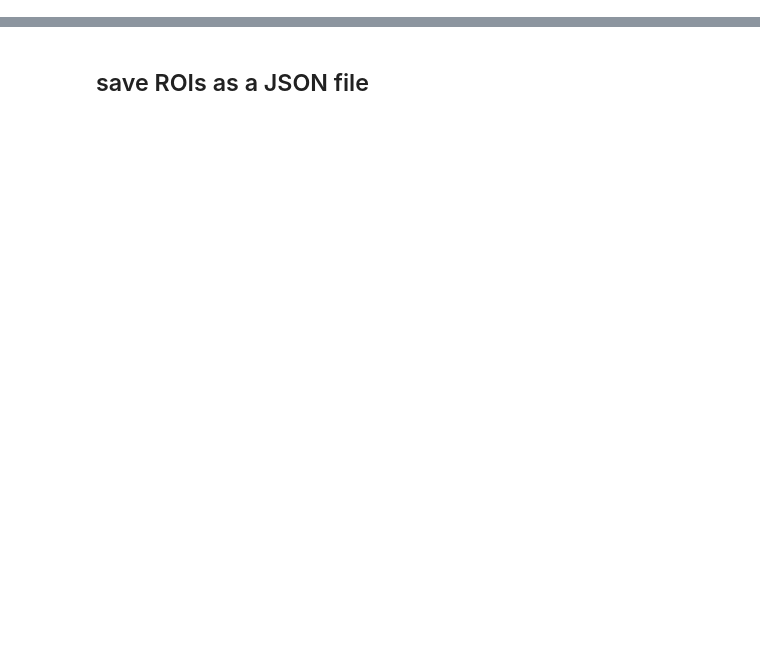
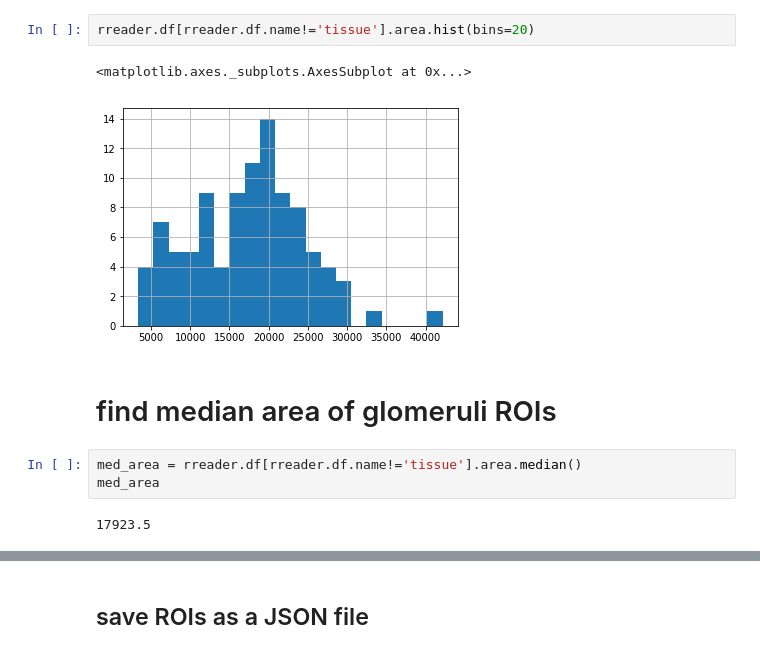
Before and after one commit to DSLituiev/slideslicer, a Jupyter notebook: notebooks/demo-read-slide.ipynb, the cells around one changed output, grey strips where cells are left out. Cells and saved outputs as stored; diff of their text form; blank space fills up the shorter version.

```diff
--- a/notebooks/demo-read-slide.ipynb
+++ b/notebooks/demo-read-slide.ipynb
@@ -88,0 +117,12 @@ rreader.df.head()
+# %%
+rreader.df[rreader.df.name!='tissue'].area.hist(bins=20)
+# %% [output]
+<matplotlib.axes._subplots.AxesSubplot at 0x...>
+[figure, added]
+# %% [markdown]
+# find median area of glomeruli ROIs
+# %%
+med_area = rreader.df[rreader.df.name!='tissue'].area.median()
+med_area
+# %% [output]
+17923.5
```
Also changed, not shown: parts of 97 cells of this notebook, 3 other files.
